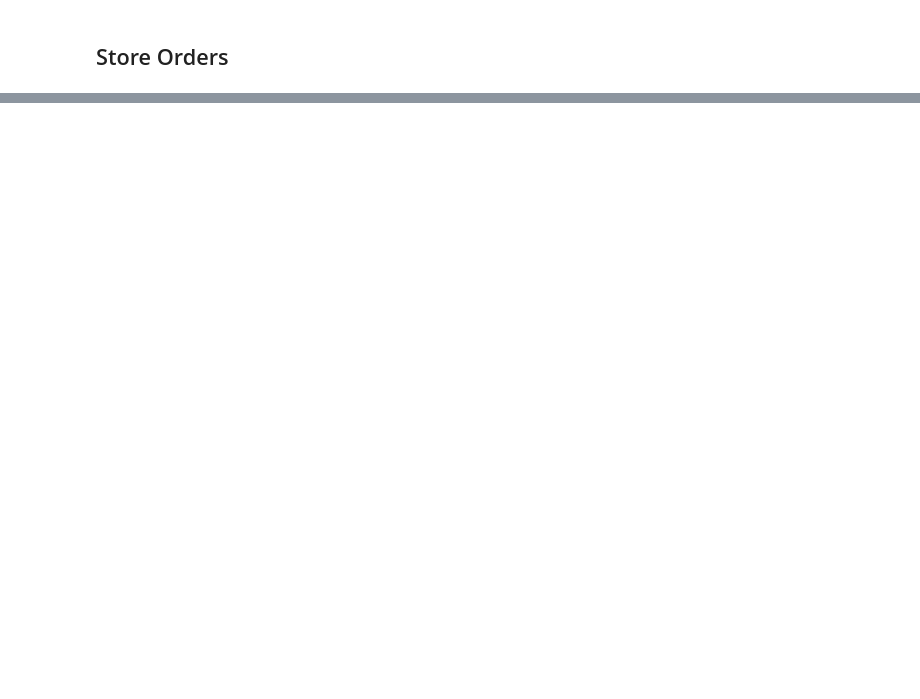
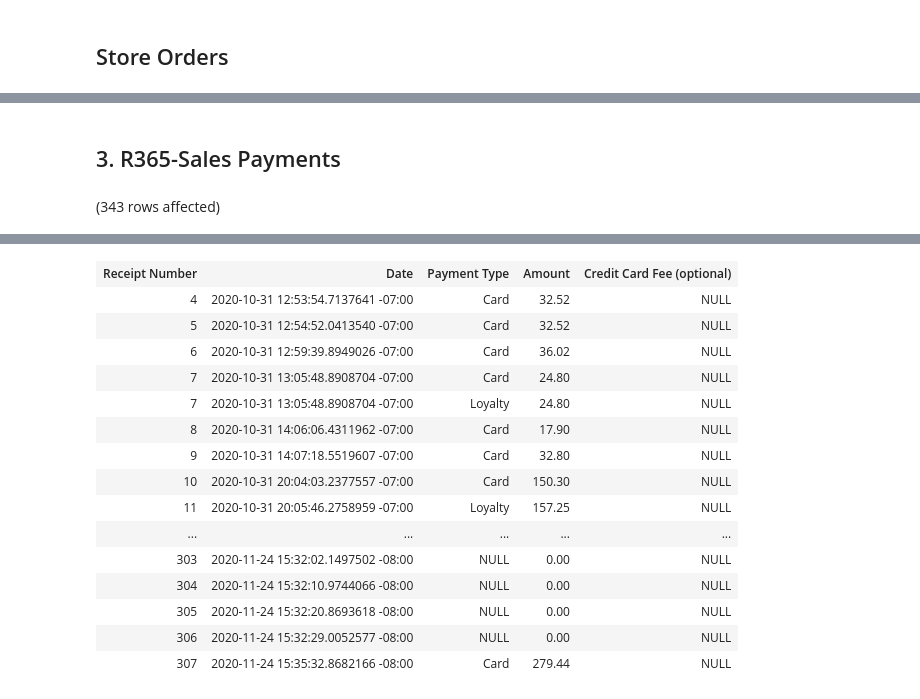
Before and after one commit to jscarbor/culinaryflo, a Jupyter notebook: culinaryflo_azurenb.ipynb, the cells around one changed output, grey strips where cells are left out. Saved outputs shown, nothing was run; the diff lists cells and outputs as text; code cells hidden in the pictures; blank space fills up the shorter version.

```diff
--- a/culinaryflo_azurenb.ipynb
+++ b/culinaryflo_azurenb.ipynb
@@ -123,0 +164,20 @@ Total execution time: 00:00:00.194
+# %% [markdown]
+## 3\. R365-Sales Payments
+# %%
+-- R365-Sales Payments
+-- per https://docs.google.com/spreadsheets/d/1ooMnD9hrYZPGwEBwFJiyVWV1AE1206dYtyY_plA1B8E/edit?pli=1#gid=1114661678
+-- Receipt Number, Date, Payment Type or Payment Type, Amount, Credit Card Fee (optional)
+
+SELECT o.Number AS 'Receipt Number'
+      ,o.CreatedDateUtc AT TIME ZONE 'UTC' AT TIME ZONE 'Pacific Standard Time' AS 'Date'
+      ,IIF(o.PromotionID IS NULL,
+           CHOOSE(pay.Tender + 1, 'Card', 'Cash', 'Account Credit', 'Loyalty', 'EBT', 'Other', 'Gift Card'),
+           pro.Code) AS 'Payment Type'
+      ,IIF(o.PromotionID IS NULL, o.TotalAmount, o.DiscountAmount) AS 'Amount' -- DOUBLE COUNTING BECAUSE OF JOIN? !!!!
+      ,NULL AS 'Credit Card Fee (optional)'
+  FROM (SELECT * FROM ActiveOrders UNION ALL SELECT * FROM ClosedOrders) AS o
+  LEFT JOIN Payments AS pay ON (o.Id = pay.OrderId)
+  LEFT JOIN ActivePromotions AS pro ON (o.PromotionId = pro.Id)
+  ORDER BY o.Number
+# %% [output]
+(343 rows affected)
@@ -123,0 +185,16 @@ Total execution time: 00:00:00.194
+| Receipt Number | Date | Payment Type | Amount | Credit Card Fee (optional) |
+| 4 | 2020-10-31 12:53:54.7137641 -07:00 | Card | 32.52 | NULL |
+| 5 | 2020-10-31 12:54:52.0413540 -07:00 | Card | 32.52 | NULL |
+| 6 | 2020-10-31 12:59:39.8949026 -07:00 | Card | 36.02 | NULL |
+| 7 | 2020-10-31 13:05:48.8908704 -07:00 | Card | 24.80 | NULL |
+| 7 | 2020-10-31 13:05:48.8908704 -07:00 | Loyalty | 24.80 | NULL |
+| 8 | 2020-10-31 14:06:06.4311962 -07:00 | Card | 17.90 | NULL |
+| 9 | 2020-10-31 14:07:18.5519607 -07:00 | Card | 32.80 | NULL |
+| 10 | 2020-10-31 20:04:03.2377557 -07:00 | Card | 150.30 | NULL |
+| 11 | 2020-10-31 20:05:46.2758959 -07:00 | Loyalty | 157.25 | NULL |
+| ... | ... | ... | ... | ... |
+| 303 | 2020-11-24 15:32:02.1497502 -08:00 | NULL | 0.00 | NULL |
+| 304 | 2020-11-24 15:32:10.9744066 -08:00 | NULL | 0.00 | NULL |
+| 305 | 2020-11-24 15:32:20.8693618 -08:00 | NULL | 0.00 | NULL |
+| 306 | 2020-11-24 15:32:29.0052577 -08:00 | NULL | 0.00 | NULL |
+| 307 | 2020-11-24 15:35:32.8682166 -08:00 | Card | 279.44 | NULL |
```
Also changed, not shown: parts of 13 cells of this notebook.
